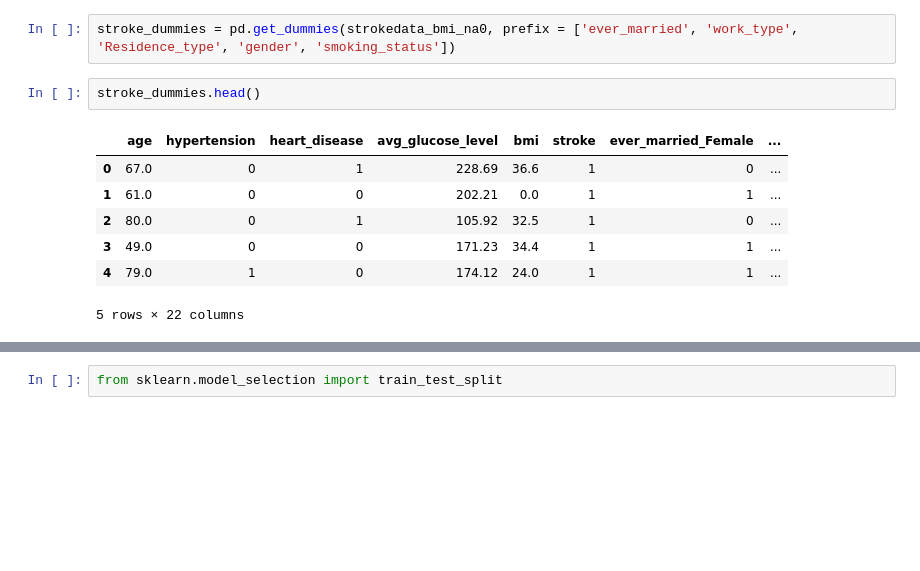
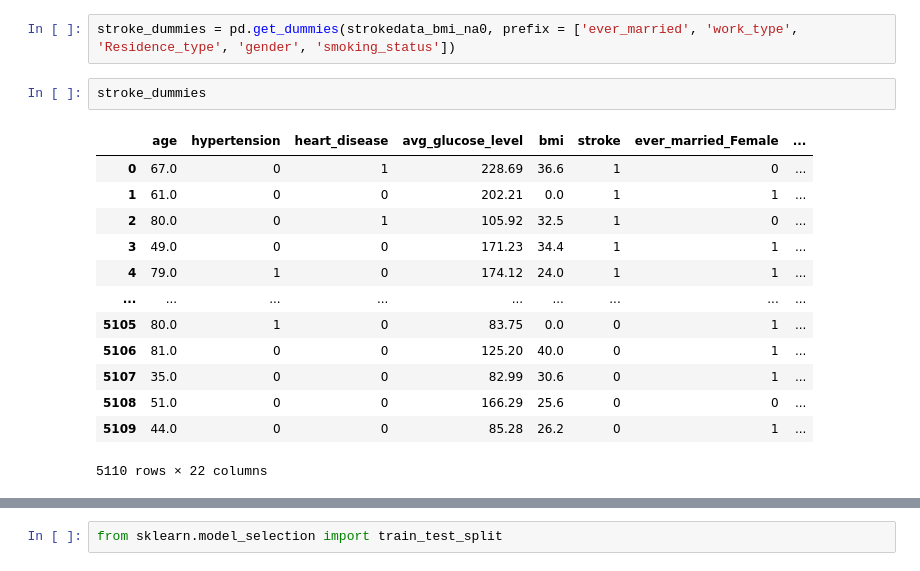
Before and after one commit to jimmyttri/stroke-pred, a Jupyter notebook: data_exploration.ipynb, the cells around one changed output, grey strips where cells are left out. Cells and saved outputs as stored; diff of their text form; blank space fills up the shorter version.

```diff
--- a/data_exploration.ipynb
+++ b/data_exploration.ipynb
@@ -118,15 +114,21 @@ Yes           0.065613
 # %%
 stroke_dummies = pd.get_dummies(strokedata_bmi_na0, prefix = ['ever_married', 'work_type', 'Residence_type', 'gender', 'smoking_status'])
 # %%
-stroke_dummies.head()
+stroke_dummies
 # %% [output]
 |  | age | hypertension | heart_disease | avg_glucose_level | bmi | stroke | ever_married_Female | ... |
 | 0 | 67.0 | 0 | 1 | 228.69 | 36.6 | 1 | 0 | ... |
 | 1 | 61.0 | 0 | 0 | 202.21 | 0.0 | 1 | 1 | ... |
 | 2 | 80.0 | 0 | 1 | 105.92 | 32.5 | 1 | 0 | ... |
 | 3 | 49.0 | 0 | 0 | 171.23 | 34.4 | 1 | 1 | ... |
 | 4 | 79.0 | 1 | 0 | 174.12 | 24.0 | 1 | 1 | ... |
+| ... | ... | ... | ... | ... | ... | ... | ... | ... |
+| 5105 | 80.0 | 1 | 0 | 83.75 | 0.0 | 0 | 1 | ... |
+| 5106 | 81.0 | 0 | 0 | 125.20 | 40.0 | 0 | 1 | ... |
+| 5107 | 35.0 | 0 | 0 | 82.99 | 30.6 | 0 | 1 | ... |
+| 5108 | 51.0 | 0 | 0 | 166.29 | 25.6 | 0 | 0 | ... |
+| 5109 | 44.0 | 0 | 0 | 85.28 | 26.2 | 0 | 1 | ... |
-5 rows × 22 columns
+5110 rows × 22 columns
 # %%
 y=stroke_dummies['stroke']
 X=stroke_dummies.drop(labels='stroke', axis=1)
```
Also changed, not shown: parts of 36 cells of this notebook.
